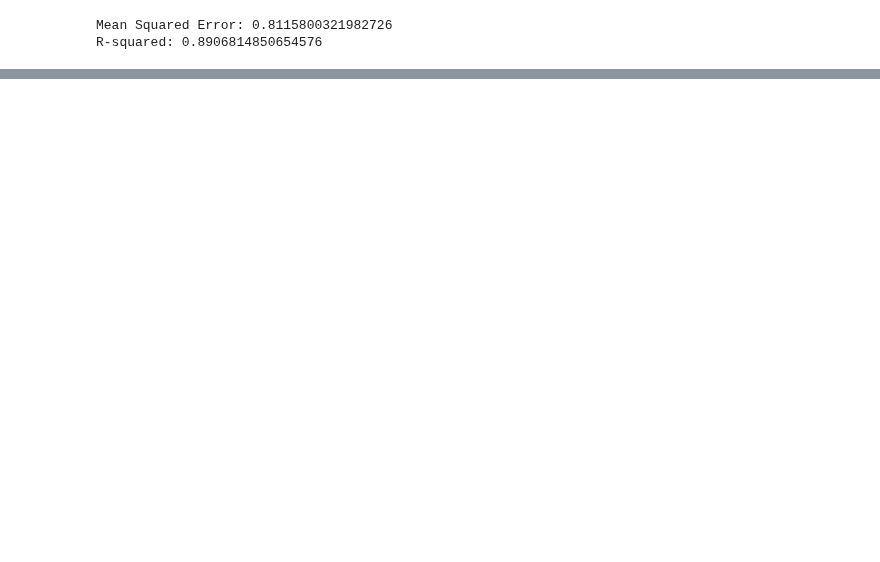
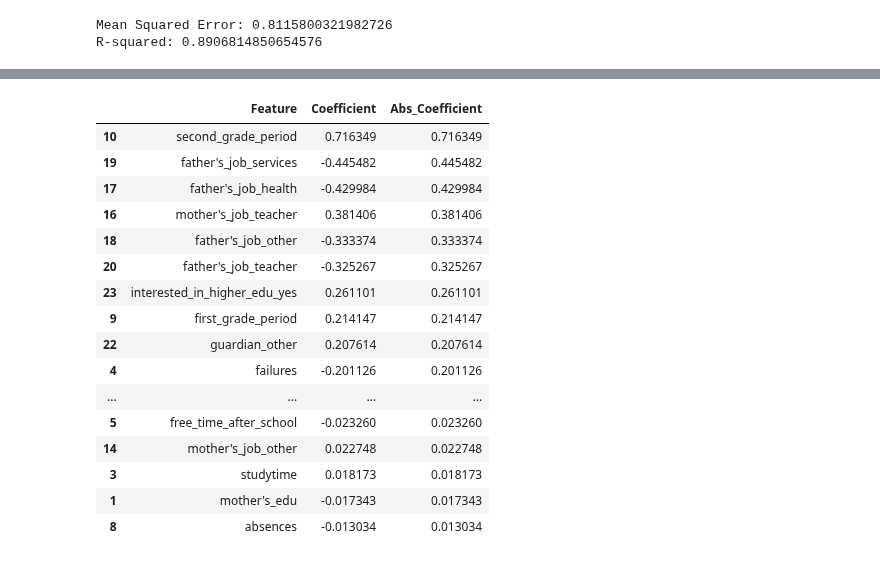
Before and after one commit to cshields164/end-of-phase1-project, a Jupyter notebook: code/model/linreg_por.ipynb, the cells around one changed output, grey strips where cells are left out. Saved outputs shown, nothing was run; the diff lists cells and outputs as text; code cells hidden in the pictures; blank space fills up the shorter version.

```diff
--- a/code/model/linreg_por.ipynb
+++ b/code/model/linreg_por.ipynb
@@ -37,0 +58,20 @@ R-squared: 0.8906814850654576
+# %%
+coef_df
+# %% [output]
+|  | Feature | Coefficient | Abs_Coefficient |
+| 10 | second_grade_period | 0.716349 | 0.716349 |
+| 19 | father's_job_services | -0.445482 | 0.445482 |
+| 17 | father's_job_health | -0.429984 | 0.429984 |
+| 16 | mother's_job_teacher | 0.381406 | 0.381406 |
+| 18 | father's_job_other | -0.333374 | 0.333374 |
+| 20 | father's_job_teacher | -0.325267 | 0.325267 |
+| 23 | interested_in_higher_edu_yes | 0.261101 | 0.261101 |
+| 9 | first_grade_period | 0.214147 | 0.214147 |
+| 22 | guardian_other | 0.207614 | 0.207614 |
+| 4 | failures | -0.201126 | 0.201126 |
+| ... | ... | ... | ... |
+| 5 | free_time_after_school | -0.023260 | 0.023260 |
+| 14 | mother's_job_other | 0.022748 | 0.022748 |
+| 3 | studytime | 0.018173 | 0.018173 |
+| 1 | mother's_edu | -0.017343 | 0.017343 |
+| 8 | absences | -0.013034 | 0.013034 |
```
Also changed, not shown: parts of 2 cells of this notebook, 6 other files.
